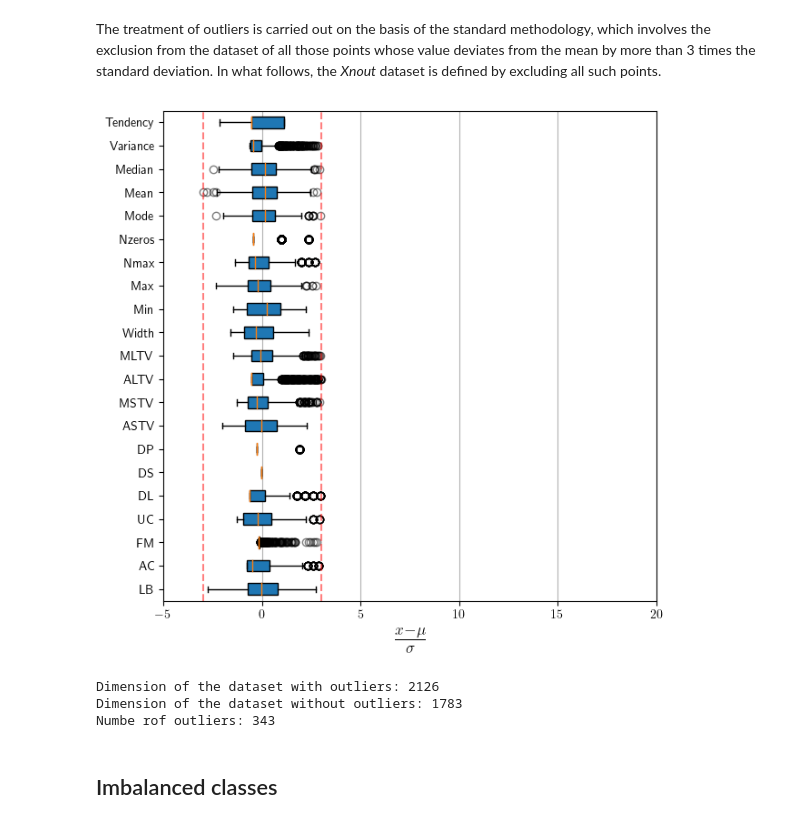
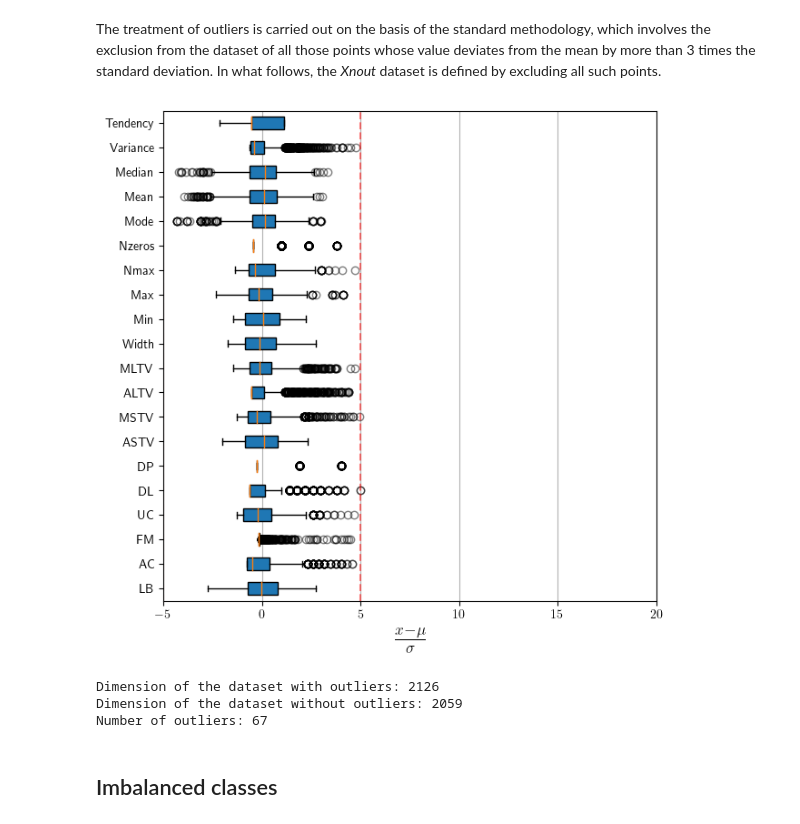
Before and after one commit to LaerteAdami/CW_Intro_AI, a Jupyter notebook: notebooks/notebook_first_analysis.ipynb, the cells around one changed output. Drawn from its saved outputs; the diff is of its cells as text; code cells hidden in the pictures.

Commit message:
Complete prep and upload prep_data

```diff
--- a/notebooks/notebook_first_analysis.ipynb
+++ b/notebooks/notebook_first_analysis.ipynb
@@ -139,11 +152,9 @@ X.describe()
+# %%
+columns = ["LB", "AC", "FM", "UC", "DL", "DP",
+           "ASTV", "MSTV", "ALTV", "MLTV", "Width", "Min",
+           "Max", "Nmax", "Nzeros", "Mode", "Mean", "Median", "Variance", "Tendency"]
+X = fetus[columns]
 # %% [markdown]
 ## Scaling of the features
 # %% [markdown]
 Usually, features values have different orders of magnitude. We can apply a Standard Scaler to distribute the values across the same distribution. In this way, the learning algorithm isn't biased by the absolute magnitude of the features.
-# %%
-# Apply the standar scaler to features
-sc = StandardScaler()
-
-sc.fit(X)
-Xst = pd.DataFrame(sc.transform(X),columns=columns)
-Xst.describe()
@@ -169,7 +176,10 @@ an outlier is a point with an absolute value of Z-score greater than 3.
 # %%
 fig, ax = plt.subplots(figsize=(7,7))
 
-bp = plt.boxplot(Xst,labels=columns,vert=0,patch_artist = True)
+m = X.mean()
+s = X.std()
+
+bp = plt.boxplot((X-m)/s,labels=columns,vert=0,patch_artist = True)
 ax.axvline(3, c = "red", linestyle="--", alpha = 0.5)
 ax.axvline(-3, c = "red", linestyle="--", alpha = 0.5)
 ax.set_xlim(-5,20)
@@ -189,39 +199,42 @@ for dot in bp['fliers']:
 # %% [markdown]
 The treatment of outliers is carried out on the basis of the standard methodology, which involves the exclusion from the dataset of all those points whose value deviates from the mean by more than 3 times the standard deviation. In what follows, the *Xnout* dataset is defined by excluding all such points.
 # %%
-df= pd.concat((Xst,y1),axis=1)
-dfnout = df[(np.abs(df[columns]) < 3).all(axis=1)]
-dfnout.head()
+from scipy import stats
+
+threshold = 5
+
+dfnout = pd.concat((X,y1),axis=1)
+X_no_outliers = X[(np.abs(stats.zscore(X)) < threshold).all(axis=1)]
+dfnout = dfnout[dfnout.index.isin(X_no_outliers.index)]
 
 Xnout = dfnout[columns]
 y1nout = dfnout["NSP"]
 # %%
 fig, ax = plt.subplots(figsize=(7,7))
 
-
-bp = plt.boxplot(Xnout,labels=columns,vert=0,patch_artist = True)
-ax.axvline(3, c = "red", linestyle="--", alpha = 0.5)
-ax.axvline(-3, c = "red", linestyle="--", alpha = 0.5)
+bp = plt.boxplot((Xnout-m)/s,labels=columns,vert=0,patch_artist = True)
+ax.axvline(threshold, c = "red", linestyle="--", alpha = 0.5)
+ax.axvline(-threshold, c = "red", linestyle="--", alpha = 0.5)
 ax.set_xlim(-5,20)
 plt.xlabel(r'$\frac{x-\mu}{\sigma}$', fontsize=18)
 plt.gca().xaxis.grid(True)
 
 # source for aestetic improvements: https://www.geeksforgeeks.org/box-plot-in-python-using-matplotlib/
 for dot in bp['fliers']:
     dot.set(marker ='o',
               color ='lightgrey',
               alpha = 0.5)
 #plt.savefig(result_path+"/no_outliers")
 # %% [output]
-[figure, old version]
+[figure, new version]
 # %%
 print("Dimension of the dataset with outliers: %.0f" % X.shape[0])
 print("Dimension of the dataset without outliers: %.0f" % Xnout.shape[0])
-print("Numbe rof outliers: %.0f" % (X.shape[0]-Xnout.shape[0]))
+print("Number of outliers: %.0f" % (X.shape[0]-Xnout.shape[0]))
 # %% [output]
 Dimension of the dataset with outliers: 2126
-Dimension of the dataset without outliers: 1783
-Numbe rof outliers: 343
+Dimension of the dataset without outliers: 2059
+Number of outliers: 67
 # %% [markdown]
 ## Imbalanced classes
 # %%
```
Also changed, not shown: parts of 32 cells of this notebook, 1 other file.
